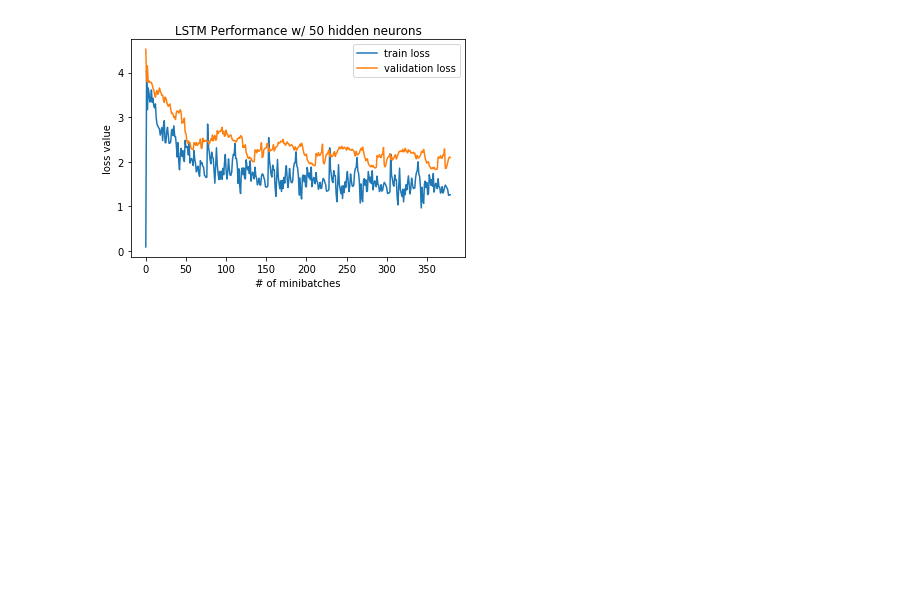
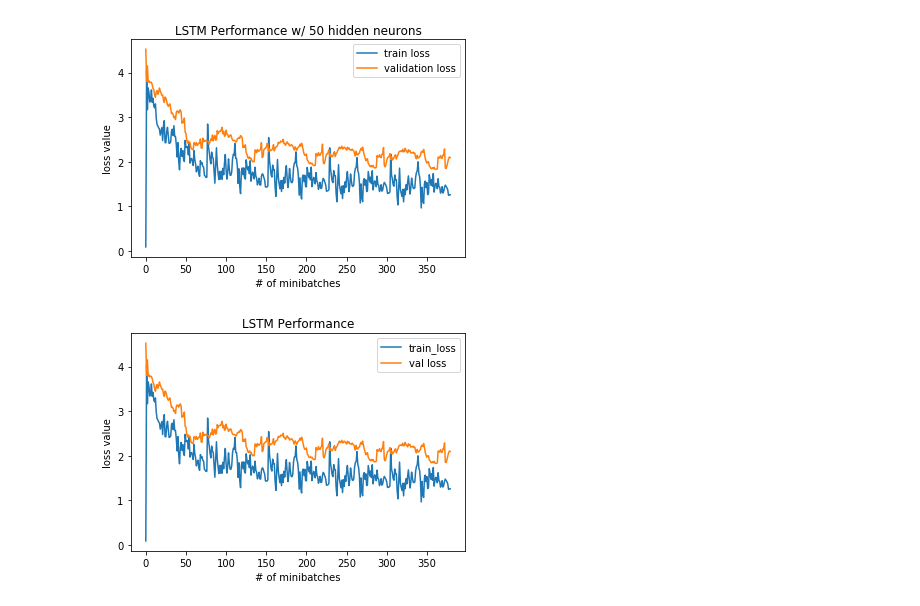
Before and after one commit to aunnnn/MLTrainer, a Jupyter notebook: renu/evaluate.ipynb, the cells around one changed output. Drawn from its saved outputs; the diff is of its cells as text; code cells hidden in the pictures; blank space fills up the shorter version.

```diff
--- a/renu/evaluate.ipynb
+++ b/renu/evaluate.ipynb
@@ -57,3 +57,16 @@ scores_file = "./output/{}/scores.csv".format(model_name)
 plot_losses_from_files(model_name,train_loss_file,val_loss_file,0,plot_title="LSTM Performance w/ 50 hidden neurons")
 # %% [output]
 [figure]
+# %%
+import pandas as pd
+import matplotlib.pyplot as plt
+
+import evaluate
+
+output_dir='test'
+val_loss_file = "./output/{}/validation_loss.csv".format('lstm75')
+train_loss_file = "./output/{}/train_loss.csv".format('lstm75')
+files = {'train_loss':train_loss_file,'val loss': val_loss_file}
+evaluate.plot_losses_from_files(output_dir,files,0,plot_title="LSTM Performance")
+# %% [output]
+[figure, added]
```
Also changed, not shown: 5 other files.
